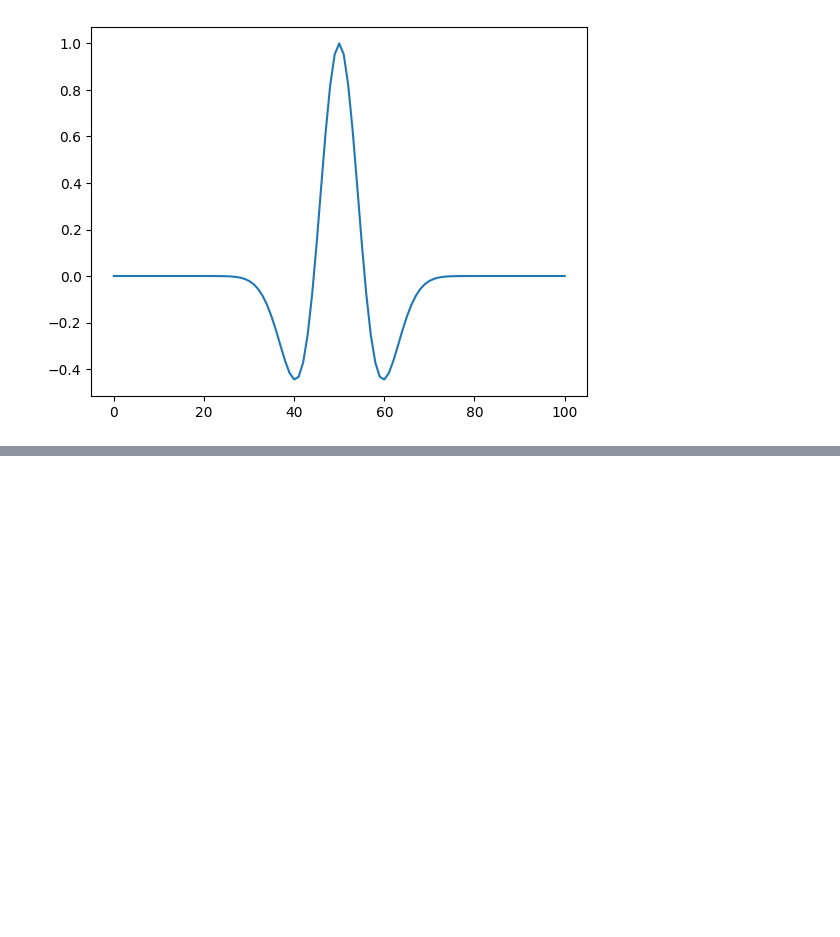
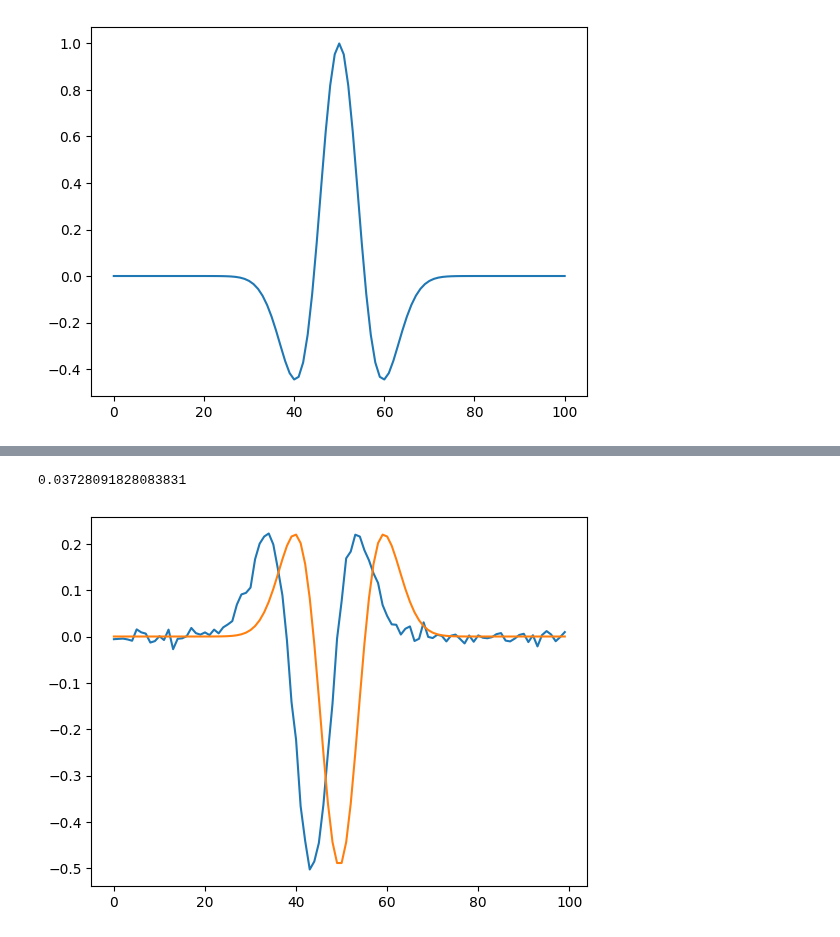
Before and after one commit to csc7/Probabilistic_Programming, a Jupyter notebook: Example_06_Impedance_and_Seismic_Models_Bayesian.ipynb, the cells around one changed output, grey strips where cells are left out. Cells and saved outputs as stored; diff of their text form; code cells hidden in the pictures; blank space fills up the shorter version.

```diff
--- a/Example_06_Impedance_and_Seismic_Models_Bayesian.ipynb
+++ b/Example_06_Impedance_and_Seismic_Models_Bayesian.ipynb
@@ -1836,0 +503,40 @@ plt.show()
+# %%
+# MCMC sampling
+
+# Set random seed for reproducibility
+#np.random.seed(42)
+
+# Prior distribution for the variogram parameters
+variance = 100
+prior_range_min = 1
+prior_range_max = 100
+
+## List to store data, for ploting
+#realizations_impedance = []
+#realizations_seismic = []
+#realizations_SRF = []
+#len_sc_list = []
+
+# Observed seismic data
+observed_data = initial_dn
+
+# MCMC
+current_range = np.random.uniform(prior_range_min, prior_range_max)
+n_samples = 100
+step_size = 2.0
+posterior_samples, len_sc_list,  realizations_SRF, realizations_impedance, realizations_seismic = mcmc_bayesian_estimation(observed_data,
+                                                                                                                           current_range=current_range,
+                                                                                                                           step_size=step_size,
+                                                                                                                           n_samples=n_samples
+                                                                                                                          )
+# %% [output]
+0.03728091828083831
+# %%
+# Plot two traces from each data set
+
+compute_ssim(observed_data[:, 0], realizations_seismic[4][:, 50])
+plt.plot(realizations_seismic[4][:, 4])
+plt.plot(observed_data[:, 0])
+plt.show()
+# %% [output]
+[figure, added]
```
Also changed, not shown: parts of 62 cells of this notebook.
